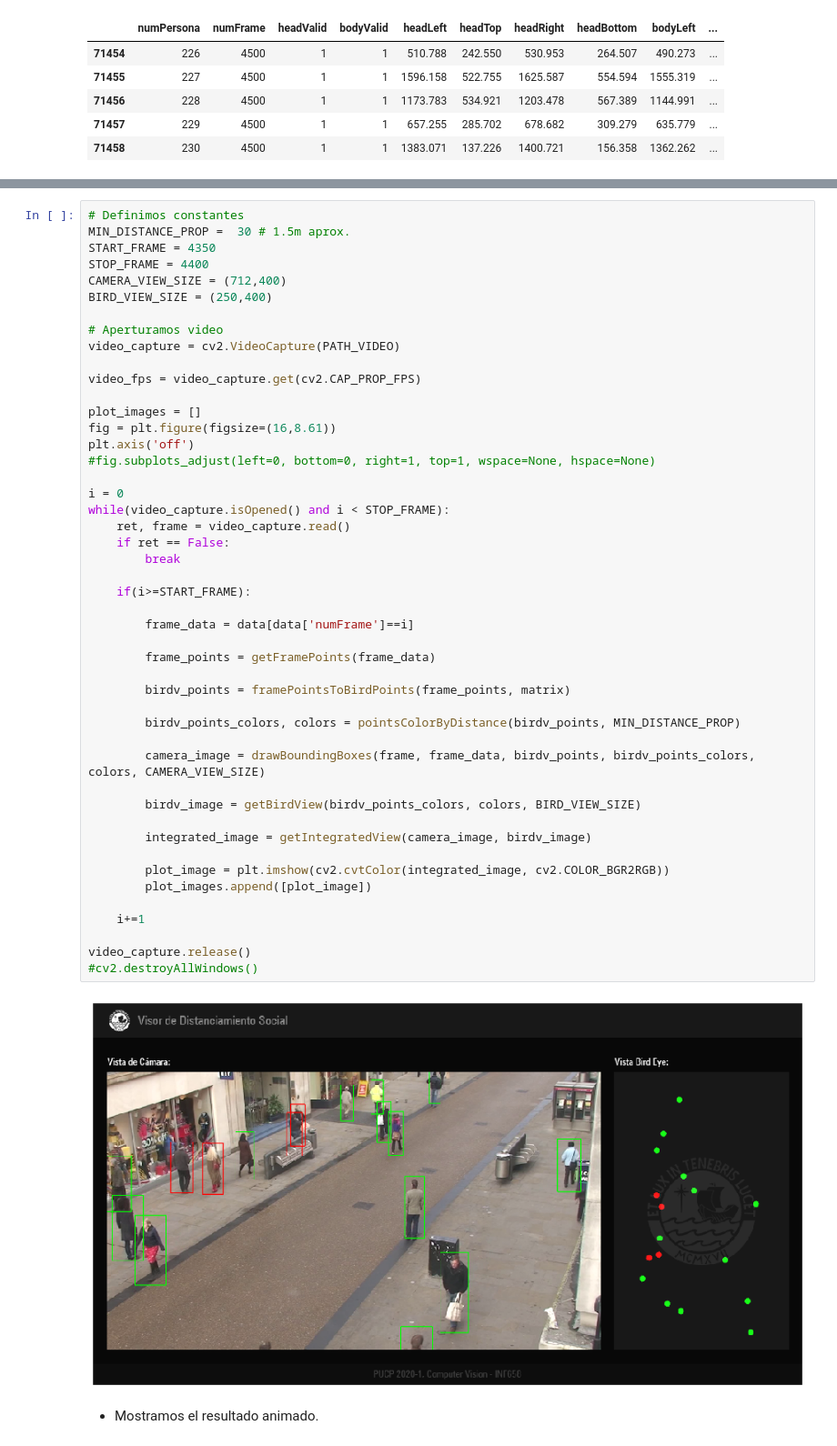
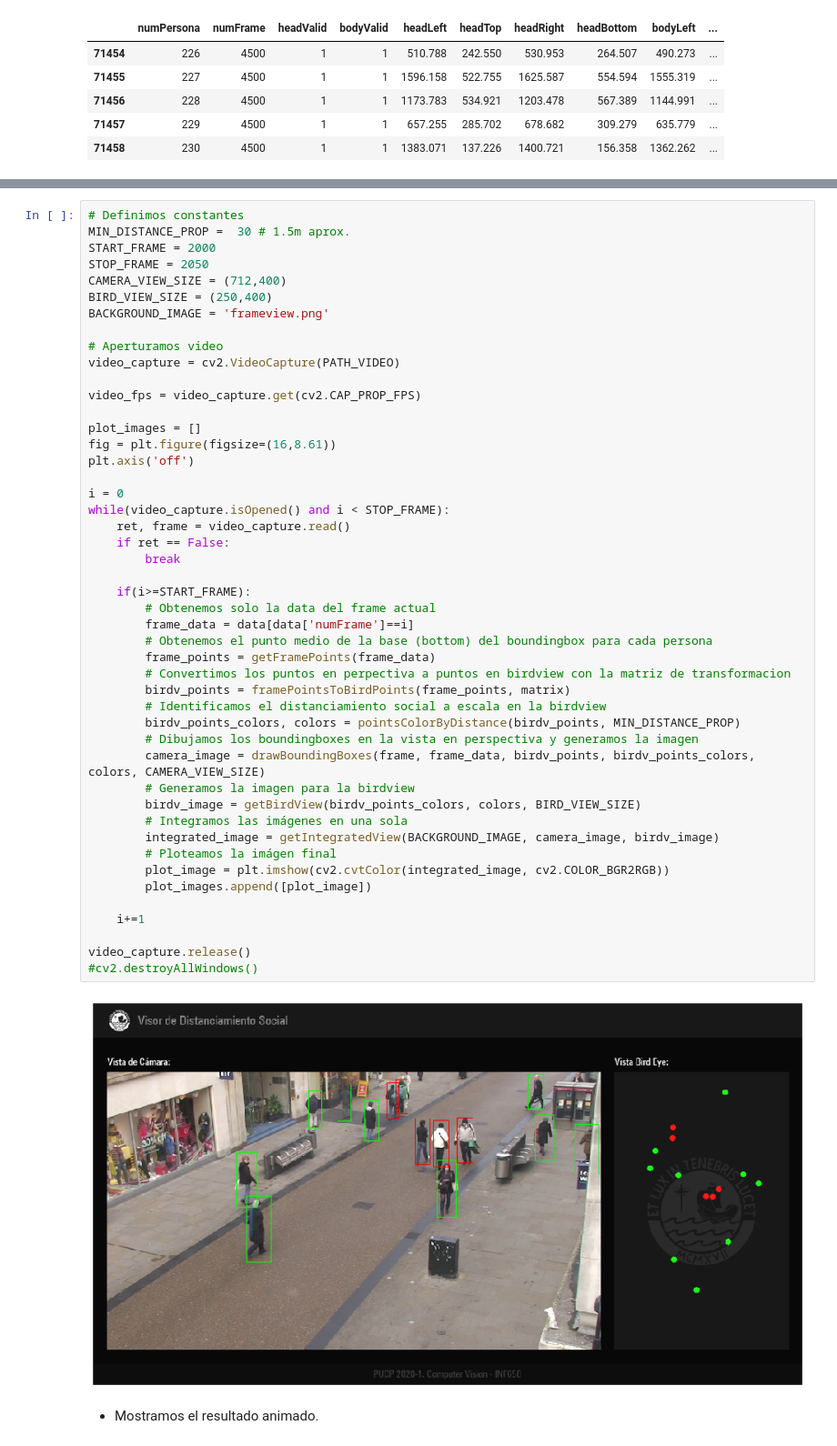
Before and after one commit to alainno/birdeye, a Jupyter notebook: entregable.ipynb, the cells around one changed output, grey strips where cells are left out. Shown at 91% size. Saved outputs shown, nothing was run; the diff lists cells and outputs as text.

```diff
--- a/entregable.ipynb
+++ b/entregable.ipynb
@@ -128,52 +136,52 @@ data.tail()
 # %%
 # Definimos constantes
 MIN_DISTANCE_PROP =  30 # 1.5m aprox.
-START_FRAME = 4350
-STOP_FRAME = 4400
+START_FRAME = 2000
+STOP_FRAME = 2050
 CAMERA_VIEW_SIZE = (712,400)
 BIRD_VIEW_SIZE = (250,400)
+BACKGROUND_IMAGE = 'frameview.png'
 
 # Aperturamos video
 video_capture = cv2.VideoCapture(PATH_VIDEO)
 
 video_fps = video_capture.get(cv2.CAP_PROP_FPS)
 
 plot_images = []
 fig = plt.figure(figsize=(16,8.61))
 plt.axis('off')
-#fig.subplots_adjust(left=0, bottom=0, right=1, top=1, wspace=None, hspace=None)
 
 i = 0
 while(video_capture.isOpened() and i < STOP_FRAME):
     ret, frame = video_capture.read()
     if ret == False:
         break
 
     if(i>=START_FRAME):
-
+        # Obtenemos solo la data del frame actual
         frame_data = data[data['numFrame']==i]
-
+        # Obtenemos el punto medio de la base (bottom) del boundingbox para cada persona
         frame_points = getFramePoints(frame_data)
-
+        # Convertimos los puntos en perpectiva a puntos en birdview con la matriz de transformacion
         birdv_points = framePointsToBirdPoints(frame_points, matrix)
-
+        # Identificamos el distanciamiento social a escala en la birdview
         birdv_points_colors, colors = pointsColorByDistance(birdv_points, MIN_DISTANCE_PROP)
-
+        # Dibujamos los boundingboxes en la vista en perspectiva y generamos la imagen
         camera_image = drawBoundingBoxes(frame, frame_data, birdv_points, birdv_points_colors, colors, CAMERA_VIEW_SIZE)
-
+        # Generamos la imagen para la birdview
         birdv_image = getBirdView(birdv_points_colors, colors, BIRD_VIEW_SIZE)
-
-        integrated_image = getIntegratedView(camera_image, birdv_image)
-
+        # Integramos las imágenes en una sola
+        integrated_image = getIntegratedView(BACKGROUND_IMAGE, camera_image, birdv_image)
+        # Ploteamos la imágen final
         plot_image = plt.imshow(cv2.cvtColor(integrated_image, cv2.COLOR_BGR2RGB))
         plot_images.append([plot_image])
 
     i+=1
 
 video_capture.release()
 #cv2.destroyAllWindows()
 # %% [output]
-[figure, old version]
+[figure, new version]
 # %% [markdown]
 * Mostramos el resultado animado.
 # %%
```
Also changed, not shown: parts of 6 cells of this notebook.
